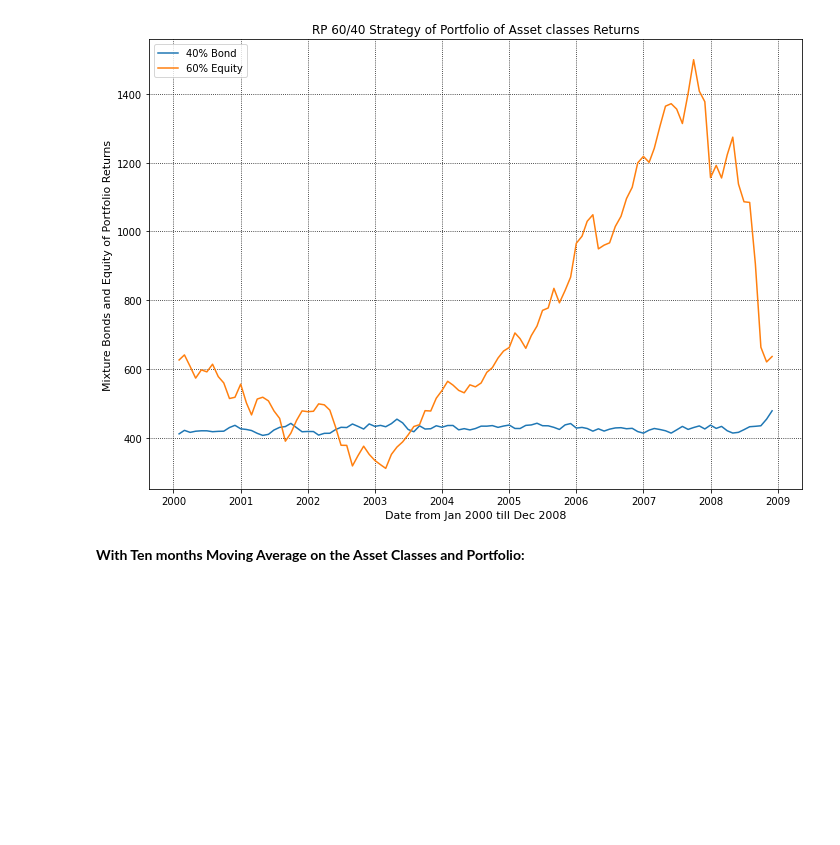
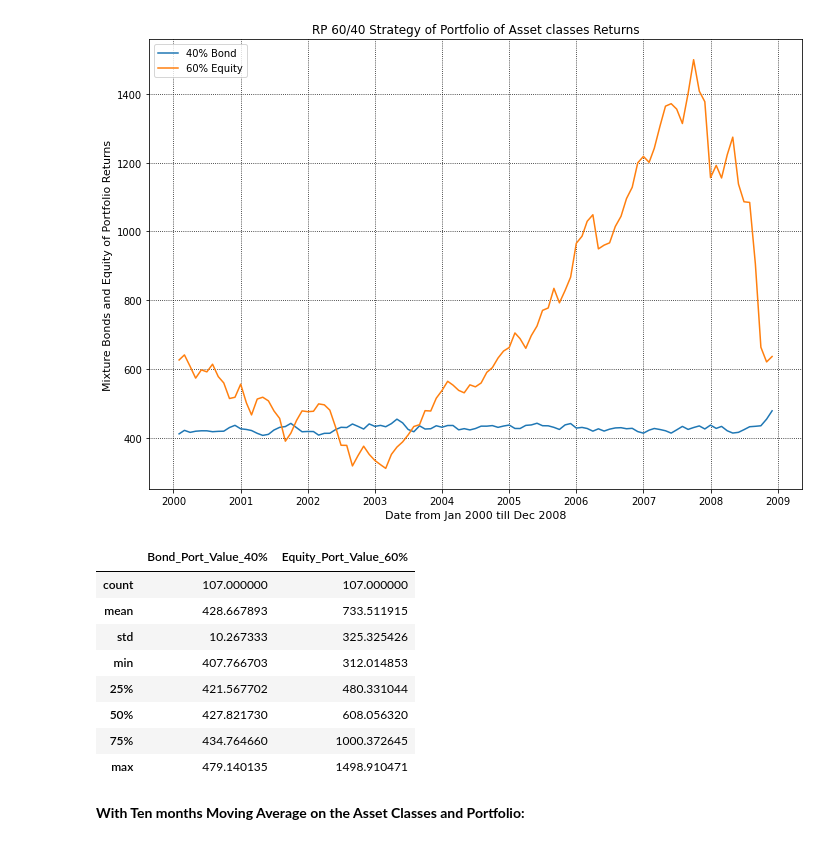
Before and after one commit to sherif603/Parity-Risk-Strategies, a Jupyter notebook: 2021_03_19_RP_2000_2008.ipynb, the cells around one changed output. Saved outputs shown, nothing was run; the diff lists cells and outputs as text; code cells hidden in the pictures; blank space fills up the shorter version.

```diff
--- a/2021_03_19_RP_2000_2008.ipynb
+++ b/2021_03_19_RP_2000_2008.ipynb
@@ -2117,6 +2145,20 @@ plt.grid(True, color='k', linestyle=':')
 plt.legend(loc=2);
 # %% [output]
 [figure]
+# %%
+# Use pandas.DataFrame.describe() method to generate descriptive statistics,such as count, arithmetic mean, standard deviation
+# minimum value, maximum value, and percentile
+RP_60_40_Portfolio_2000_2008[['Bond_Port_Value_40%','Equity_Port_Value_60%']].describe()
+# %% [output]
+|  | Bond_Port_Value_40% | Equity_Port_Value_60% |
+| count | 107.000000 | 107.000000 |
+| mean | 428.667893 | 733.511915 |
+| std | 10.267333 | 325.325426 |
+| min | 407.766703 | 312.014853 |
+| 25% | 421.567702 | 480.331044 |
+| 50% | 427.821730 | 608.056320 |
+| 75% | 434.764660 | 1000.372645 |
+| max | 479.140135 | 1498.910471 |
 # %% [markdown]
 **With Ten months Moving Average on the Asset Classes and Portfolio:**
 # %%
```
Also changed, not shown: parts of 14 cells of this notebook.
